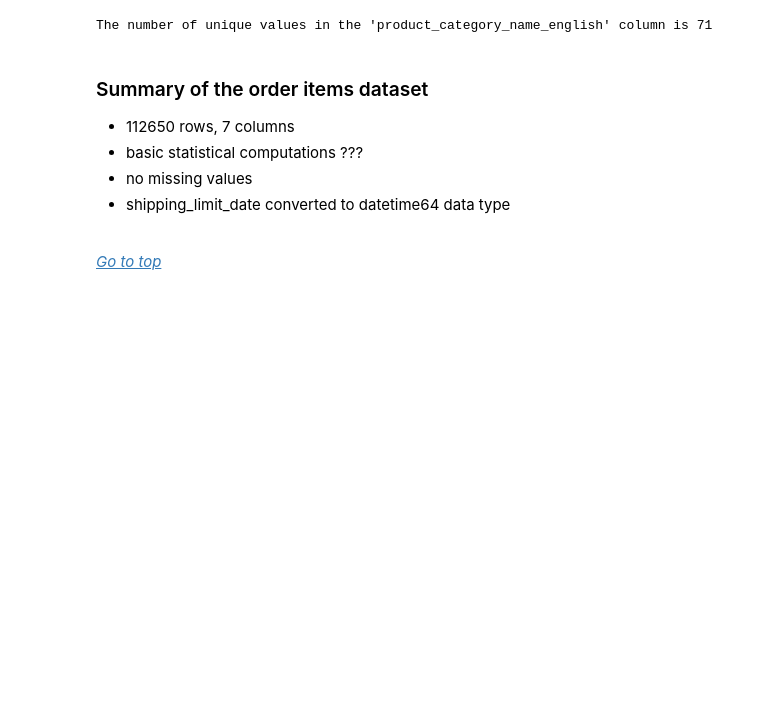
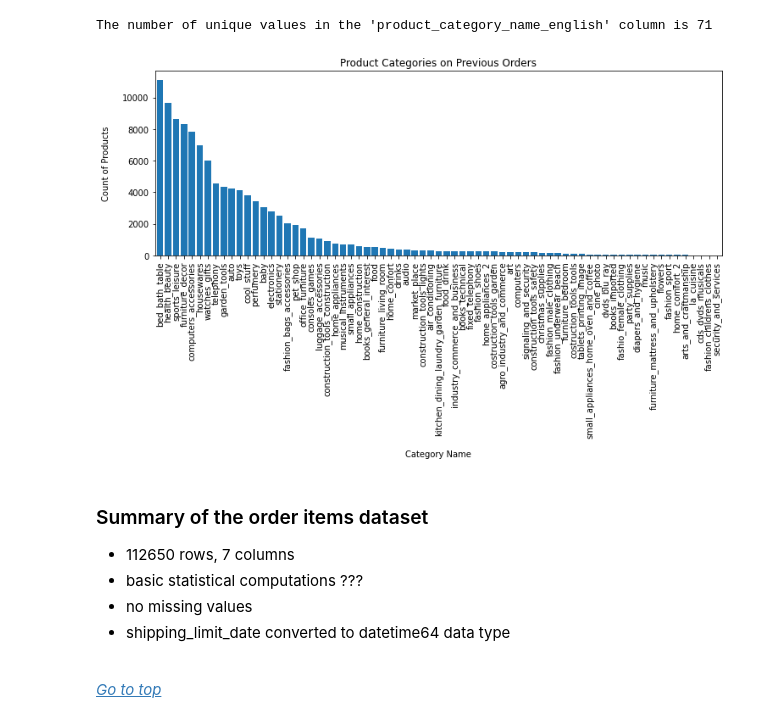
Before and after one commit to Tyna-504/ufcfmm-recommender, a Jupyter notebook: Subtask 1 EDA.ipynb, the cells around one changed output. Cells and saved outputs as stored; diff of their text form; code cells hidden in the pictures; blank space fills up the shorter version.

Commit message:
Add graph for categories ordered

```diff
--- a/Subtask 1 EDA.ipynb
+++ b/Subtask 1 EDA.ipynb
@@ -530,3 +528,15 @@ The number of unique values in the 'product_category_name_english' column is 71
+# %%
+# plot categories purchased
+products_and_orders = pd.merge(product_data, order_items_data, on="product_id")
+products_and_orders = pd.merge(products_and_orders, translations, on="product_category_name")
+
+temp = products_and_orders['product_category_name_english'].value_counts()
+temp.plot(kind='bar', width=0.8, figsize=(12, 4))
+plt.xlabel("Category Name", labelpad=14)
+plt.ylabel("Count of Products", labelpad=14)
+plt.title("Product Categories on Previous Orders", y=1);
+# %% [output]
+[figure, added]
 # %% [markdown]
 ### Summary of the order items dataset ###
 * 112650 rows, 7 columns
```
Also changed, not shown: parts of 4 cells of this notebook.
